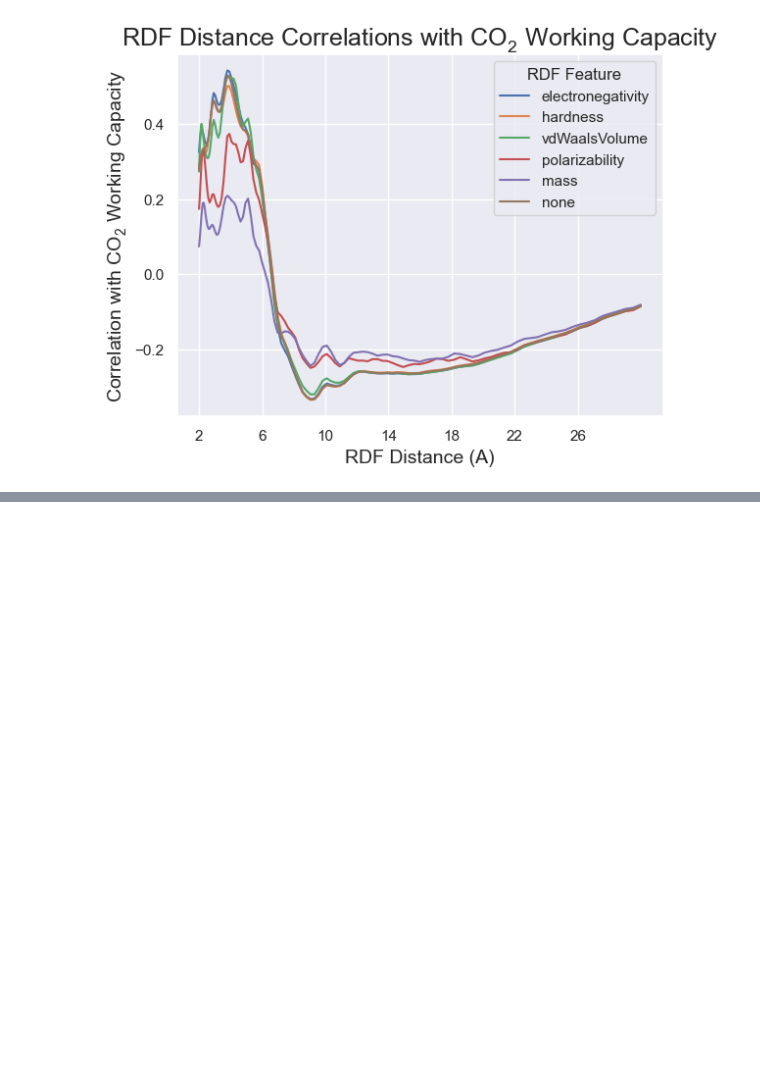
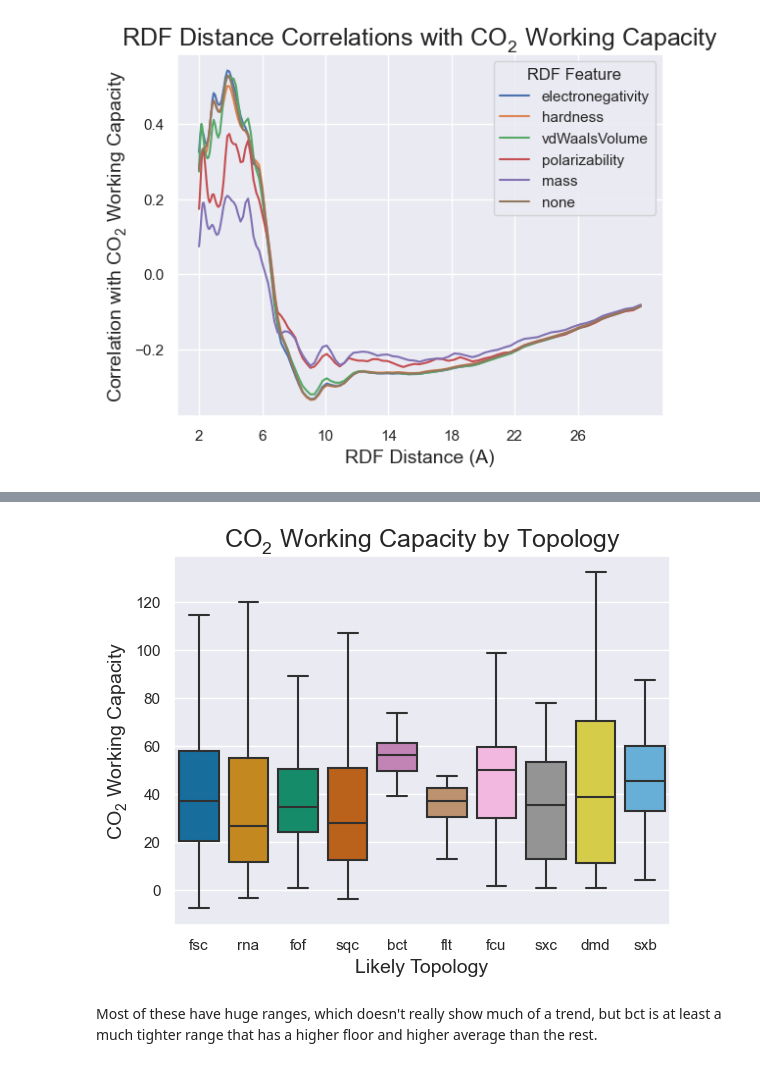
Before and after one commit to zjbrown0689/MOF-Capstone, a Jupyter notebook: notebooks/2_exploratory_data_analysis.ipynb, the cells around one changed output, grey strips where cells are left out. Saved outputs shown, nothing was run; the diff lists cells and outputs as text; code cells hidden in the pictures; blank space fills up the shorter version.

```diff
--- a/notebooks/2_exploratory_data_analysis.ipynb
+++ b/notebooks/2_exploratory_data_analysis.ipynb
@@ -206,0 +233,17 @@ plt.show()
+# %%
+# Calculate the average working capacity of the topologies with more than 20 entries
+top_top = top.groupby('likely topology')['v/v_working_capacity'].mean().sort_values(ascending=False)[0:10]
+# %%
+# Subset the data to only the top 10 topologies with more than 20 entries
+top10 = data[data['likely topology'].isin(top_top.index)]
+# %%
+sns.boxplot(x='likely topology', y='v/v_working_capacity', data=top10, palette='colorblind', showfliers=False)
+plt.title('$CO_2$ Working Capacity by Topology', fontsize=18)
+plt.xlabel('Likely Topology', fontsize=14)
+plt.ylabel('$CO_2$ Working Capacity', fontsize=14)
+plt.savefig('../figures/topology.png', dpi=1200, bbox_inches='tight')
+plt.show()
+# %% [output]
+[figure, added]
+# %% [markdown]
+Most of these have huge ranges, which doesn't really show much of a trend, but bct is at least a much tighter range that has a higher floor and higher average than the rest.
```
Also changed, not shown: parts of 11 cells of this notebook.
